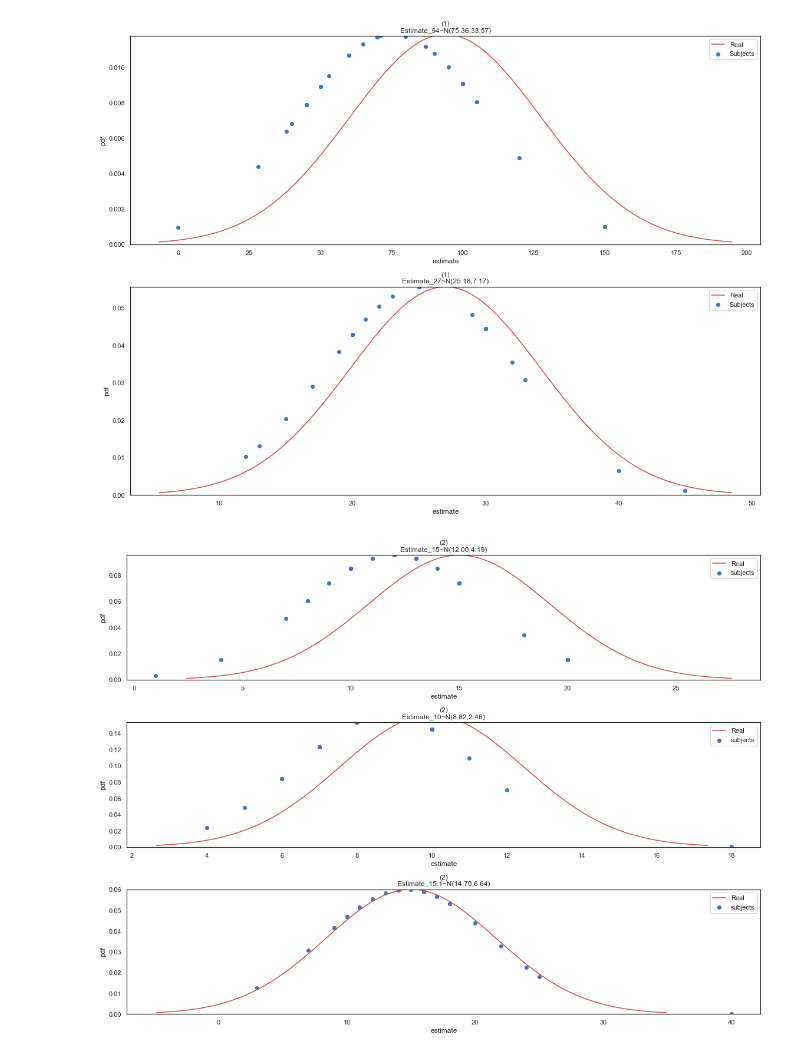
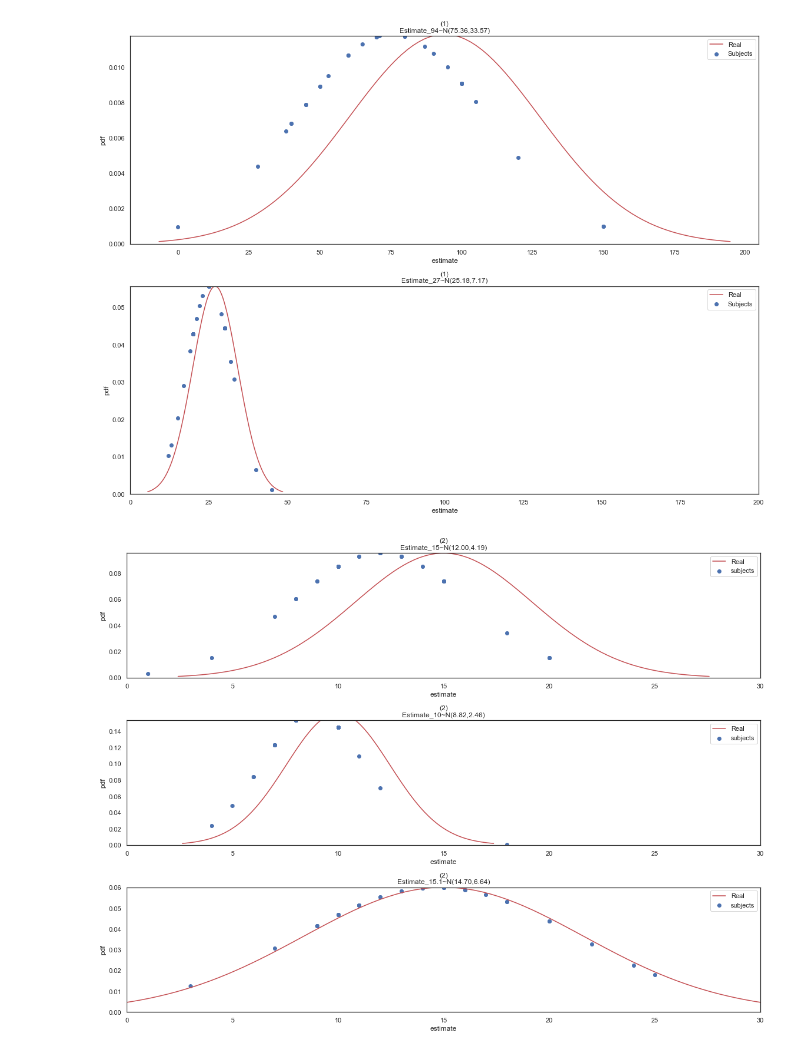
Before and after one commit to YuvalSK/EBH, a Jupyter notebook: Survey_Analysis.ipynb, the cells around one changed output. Cells and saved outputs as stored; diff of their text form; code cells hidden in the pictures.

Commit message:
zuta p

```diff
--- a/Survey_Analysis.ipynb
+++ b/Survey_Analysis.ipynb
@@ -7,6 +7,7 @@ import numpy as np
 import math
 import seaborn as sns
 
+plt.rcParams.update({'font.size': 24})
 %matplotlib inline
 df = pd.read_csv("./Data/SoGoSurvey_LifeJournal Blog_2.csv")
 # %%
@@ -54,10 +55,11 @@ for i,q in enumerate(qs):
     plot_norm(int(q[9:11]),df[q].std(),ax[i])
     ax[i].legend()
 plt.tight_layout()
+plt.xlim(0, 200)
 
 print('ttests for priors in numerosity judgement \n(1)Estimate Coins (94, 27) --> (x1^={0:.1f},x2^={1:.1f}) pval:{2}'.format(df['Estimate_94'].mean(),df['Estimate_27'].mean(),ttest_ind(df['Estimate_94'], df['Estimate_27'], equal_var=False)[1]))
-print('with Personality, pval:{0}'.format(ttest_ind(df['Estimate_27'], df['Big_5_k'], equal_var=False)[1]))
-print('with Gender, pval:{0}'.format(ttest_ind(df['Estimate_27'], df['Gender_k'], equal_var=False)[1]))
+#print('with Personality, pval:{0}'.format(ttest_ind(df['Estimate_27'], df['Big_5_k'], equal_var=False)[1]))
+#print('with Gender, pval:{0}'.format(ttest_ind(df['Estimate_27'], df['Gender_k'], equal_var=False)[1]))
 print('Kolmogorov–Smirnov test')
 print(kstest(norm.cdf(df["Estimate_94"].values, loc=df["Estimate_94"].mean(), scale=df["Estimate_94"].std()),'norm')[1])
 print(kstest(norm.cdf(df["Estimate_27"].values, loc=df["Estimate_27"].mean(), scale=df["Estimate_27"].std()),'norm')[1])
@@ -73,12 +75,15 @@ for i,q in enumerate(qs):
     axes[i].set_ylim([0,max(norm.pdf(df[q], df[q].mean(),df[q].std()))])
     plot_norm(int(q[9:11]),df[q].std(),axes[i])
     axes[i].legend()
+    axes[i].set_xlim(0, 30)
+
 plt.tight_layout()
+plt.savefig('Results/zuta_res')
 
-print('\n(2)Estimate "_" lenght (15,10,15) x1^={0:.2f}, x2^={1:.2f},x3^={2:.2f}\nconfidence x1-{3:.2f}%, , confidence-x3:{4:.2f}%'.format(df['Estimate_15'].mean(),df['Estimate_10'].mean(),df['Estimate_15.1'].mean(),df['Estimate_15_conf_k'].mean()*100,df['Estimate_15_conf'].mean()*100))
-print('Q1-> Q3 pval:{0}'.format(ttest_ind(df['Estimate_15.1'], df['Estimate_15'], equal_var=False)[1],df['Estimate_15_conf.1'].mean()*100))
-print('with personality, pval:{0}, confidence:{1:.2f}%'.format(ttest_ind(df['Estimate_15.1'], df['Big_5_k'], equal_var=False)[1],df['Estimate_15_conf.1'].mean()*100))
-print('with Gender, pval:{0}'.format(ttest_ind(df['Estimate_15.1'], df['Gender_k'], equal_var=False)[1]))
+print('\n(2)Estimate "_" lenght (15,10,15) x1^={0:.2f}, x2^={1:.2f},x3^={2:.2f}\nconfidence x1-{3:.2f}%, , confidence-x3:{4:.2f}%'.format(df['Estimate_15'].mean(),df['Estimate_10'].mean(),df['Estimate_15.1'].mean(),df['Estimate_15_conf'].mean()*100,df['Estimate_15_conf2'].mean()*100))
+print('Q1-> Q3 pval:{0}'.format(ttest_ind(df['Estimate_15.1'], df['Estimate_15'], equal_var=False)[1]))
+#print('with personality, pval:{0}, confidence:{1:.2f}%'.format(ttest_ind(df['Estimate_15.1'], df['Big_5_k'], equal_var=False)[1],df['Estimate_15_conf.1'].mean()*100))
+#print('with Gender, pval:{0}'.format(ttest_ind(df['Estimate_15.1'], df['Gender_k'], equal_var=False)[1]))
 print('Kolmogorov–Smirnov test')
 print(kstest(norm.cdf(df["Estimate_15"].values, loc=df["Estimate_15"].mean(), scale=df["Estimate_15"].std()),'norm')[1])
 print(kstest(norm.cdf(df["Estimate_10"].values, loc=df["Estimate_10"].mean(), scale=df["Estimate_10"].std()),'norm')[1])
@@ -108,9 +109,9 @@ with Gender, pval:7.977280099164739e-13
 Kolmogorov–Smirnov test
 3.281172883141877e-08
 1.7521478370461336e-08
 8.836731857575527e-09
-[figure, old version]
+[figure, new version]
-[figure, old version]
+[figure, new version]
 # %%
 #Priors Analysis
 #print(f"self-description:{df['Self_other'].value_counts(normalize=True).values[0]*100:.2f}%")
```
Also changed, not shown: parts of 3 cells of this notebook, 1 other file.
